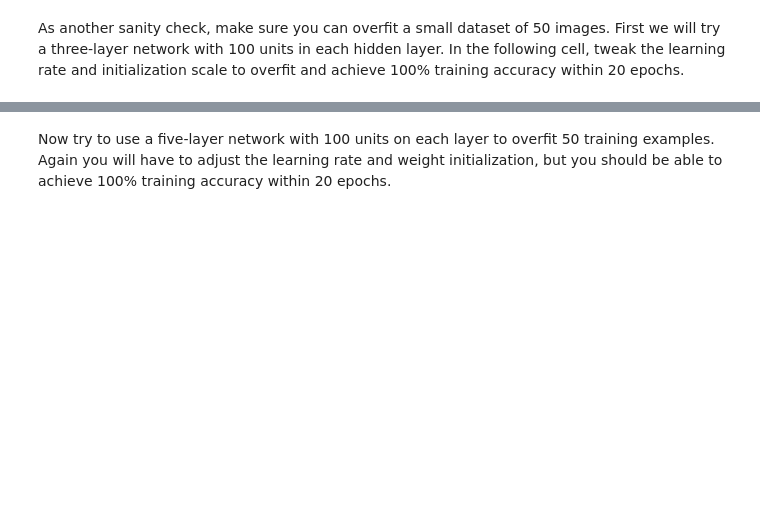
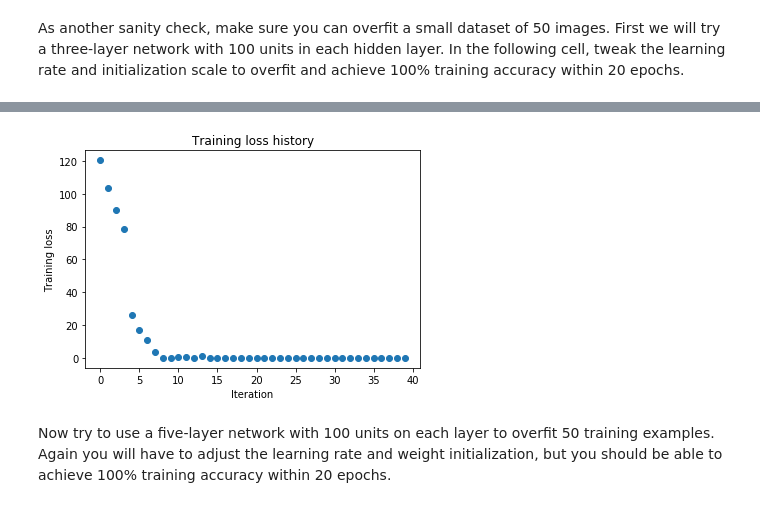
Before and after one commit to lxasqjc/Assignments_cs231, a Jupyter notebook: spring1718_assignment2_v2/FullyConnectedNets.ipynb, the cells around one changed output, grey strips where cells are left out. Saved outputs shown, nothing was run; the diff lists cells and outputs as text; code cells hidden in the pictures; blank space fills up the shorter version.

```diff
--- a/spring1718_assignment2_v2/FullyConnectedNets.ipynb
+++ b/spring1718_assignment2_v2/FullyConnectedNets.ipynb
@@ -433,8 +452,8 @@ small_data = {
   'y_val': data['y_val'],
 }
 
-weight_scale = 1e-2
-learning_rate = 1e-4
+weight_scale = 7e-2
+learning_rate = 1e-3
 model = FullyConnectedNet([100, 100],
               weight_scale=weight_scale, dtype=np.float64)
 solver = Solver(model, small_data,
@@ -451,3 +470,4 @@ plt.title('Training loss history')
 plt.xlabel('Iteration')
 plt.ylabel('Training loss')
 plt.show()
+# %% [output]
@@ -454,3 +491,4 @@ plt.show()
+[figure, added]
 # %% [markdown]
 Now try to use a five-layer network with 100 units on each layer to overfit 50 training examples. Again you will have to adjust the learning rate and weight initialization, but you should be able to achieve 100% training accuracy within 20 epochs.
 # %%
```
Also changed, not shown: parts of 7 cells of this notebook, 1 other file.
